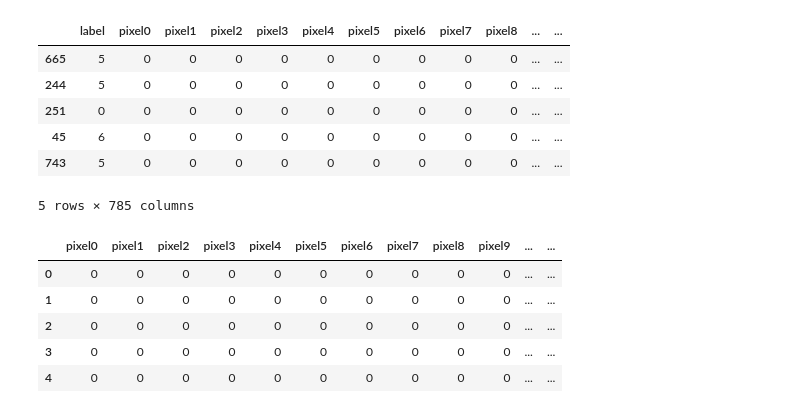
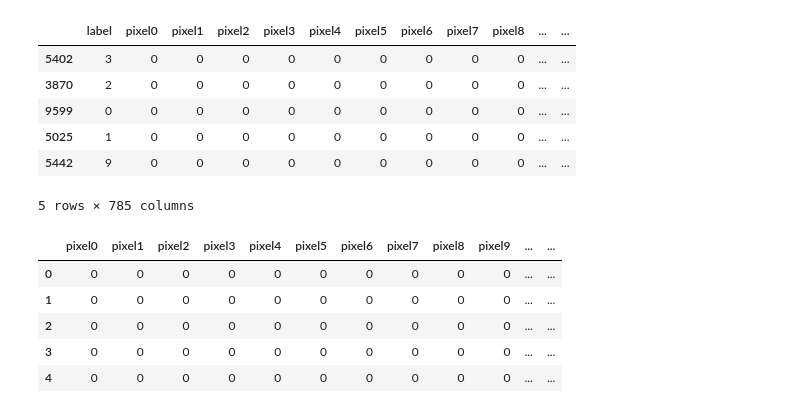
Before and after one commit to rdmcolorz/tensorFlowPiscine, a Jupyter notebook: digitRec/digitTransfer2.ipynb, the cells around one changed output. Cells and saved outputs as stored; diff of their text form; code cells hidden in the pictures.

```diff
--- a/digitRec/digitTransfer2.ipynb
+++ b/digitRec/digitTransfer2.ipynb
@@ -1,39 +1,40 @@
 # %%
 import glob
 import math
 import os
 
 from IPython import display
 from matplotlib import cm
 from matplotlib import gridspec
 from matplotlib import pyplot as plt
 import numpy as np
 import pandas as pd
 import seaborn as sns
 from sklearn import metrics
 import tensorflow as tf
 from tensorflow.python.data import Dataset
 import tensorflow_hub as hub
+%matplotlib inline
 
 tf.logging.set_verbosity(tf.logging.ERROR)
 pd.options.display.max_rows = 20
 pd.options.display.float_format = '{:.1f}'.format
 
 mnist_dataframe = pd.read_csv("./train_digit.csv",sep=",")
 test = pd.read_csv("./test_digit.csv",sep=",")
 
 # Use just the first 10,000 records for training/validation.
-mnist_dataframe = mnist_dataframe.head(1000)
+mnist_dataframe = mnist_dataframe.head(10000)
 
 mnist_dataframe = mnist_dataframe.reindex(np.random.permutation(mnist_dataframe.index))
 mnist_dataframe.head()
 # %% [output]
 |  | label | pixel0 | pixel1 | pixel2 | pixel3 | pixel4 | pixel5 | pixel6 | pixel7 | pixel8 | ... | ... |
-| 665 | 5 | 0 | 0 | 0 | 0 | 0 | 0 | 0 | 0 | 0 | ... | ... |
-| 244 | 5 | 0 | 0 | 0 | 0 | 0 | 0 | 0 | 0 | 0 | ... | ... |
-| 251 | 0 | 0 | 0 | 0 | 0 | 0 | 0 | 0 | 0 | 0 | ... | ... |
-| 45 | 6 | 0 | 0 | 0 | 0 | 0 | 0 | 0 | 0 | 0 | ... | ... |
-| 743 | 5 | 0 | 0 | 0 | 0 | 0 | 0 | 0 | 0 | 0 | ... | ... |
+| 5402 | 3 | 0 | 0 | 0 | 0 | 0 | 0 | 0 | 0 | 0 | ... | ... |
+| 3870 | 2 | 0 | 0 | 0 | 0 | 0 | 0 | 0 | 0 | 0 | ... | ... |
+| 9599 | 0 | 0 | 0 | 0 | 0 | 0 | 0 | 0 | 0 | 0 | ... | ... |
+| 5025 | 1 | 0 | 0 | 0 | 0 | 0 | 0 | 0 | 0 | 0 | ... | ... |
+| 5442 | 9 | 0 | 0 | 0 | 0 | 0 | 0 | 0 | 0 | 0 | ... | ... |
 5 rows × 785 columns
 # %%
 test.head()
```
Also changed, not shown: parts of 8 cells of this notebook, 5 other files.
